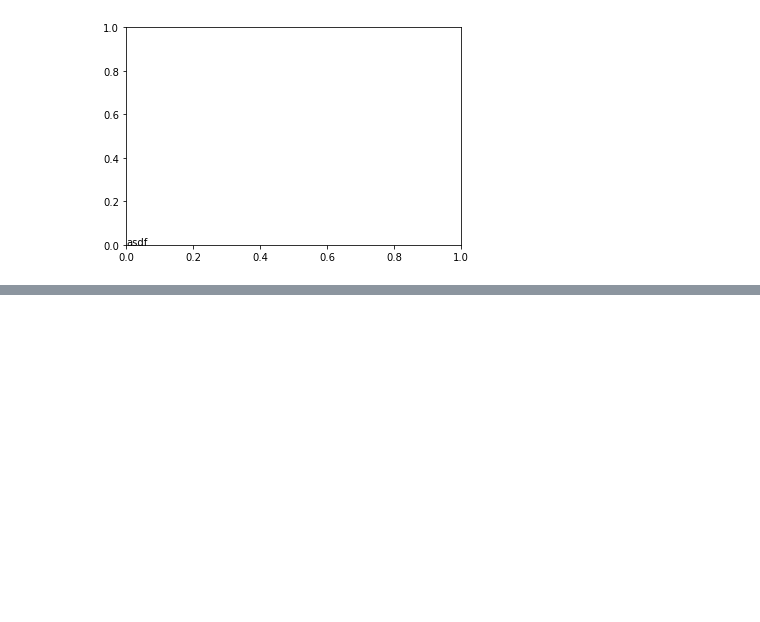
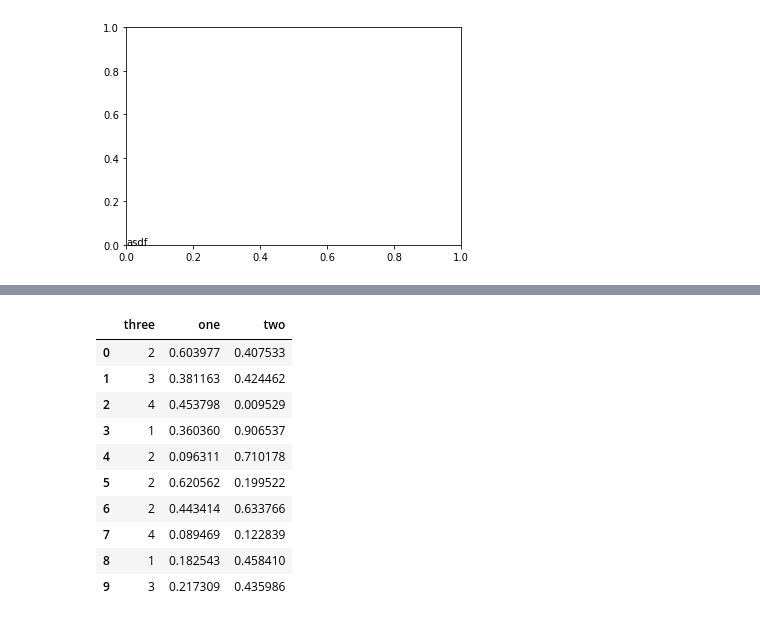
Before and after one commit to insommer/AnalysisCode, a Jupyter notebook: Coding Test/Coding Test.ipynb, the cells around one changed output, grey strips where cells are left out. Saved outputs shown, nothing was run; the diff lists cells and outputs as text; code cells hidden in the pictures; blank space fills up the shorter version.

```diff
--- a/Coding Test/Coding Test.ipynb
+++ b/Coding Test/Coding Test.ipynb
@@ -2115,0 +2313,14 @@ Text(0, 0, 'asdf')
+# %%
+df.reset_index().groupby()
+# %% [output]
+|  | three | one | two |
+| 0 | 2 | 0.603977 | 0.407533 |
+| 1 | 3 | 0.381163 | 0.424462 |
+| 2 | 4 | 0.453798 | 0.009529 |
+| 3 | 1 | 0.360360 | 0.906537 |
+| 4 | 2 | 0.096311 | 0.710178 |
+| 5 | 2 | 0.620562 | 0.199522 |
+| 6 | 2 | 0.443414 | 0.633766 |
+| 7 | 4 | 0.089469 | 0.122839 |
+| 8 | 1 | 0.182543 | 0.458410 |
+| 9 | 3 | 0.217309 | 0.435986 |
```
Also changed, not shown: parts of 38 cells of this notebook, 2 other files.
